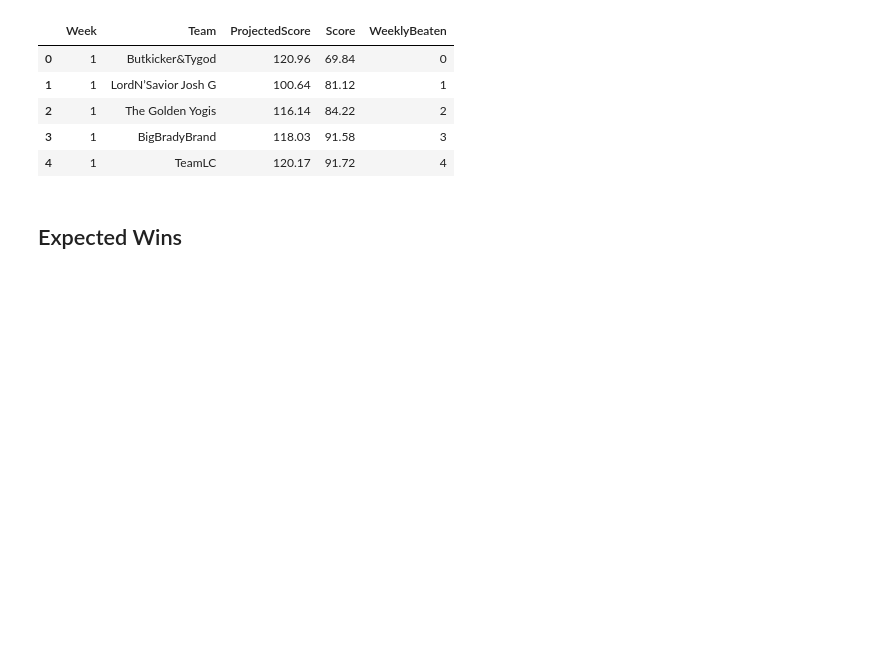
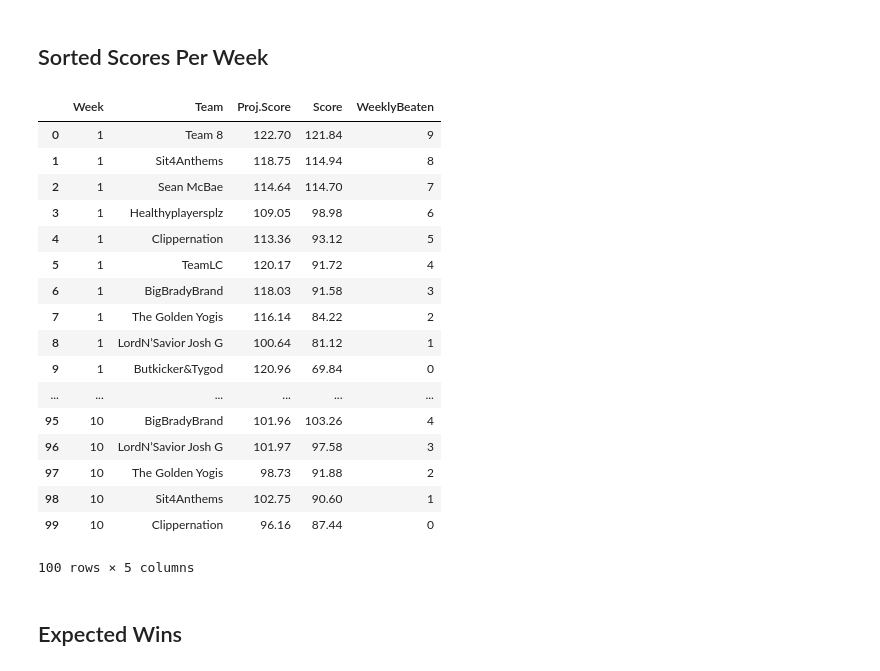
Before and after one commit to lchu122/Yahoo-Fantasy-Football-Project, a Jupyter notebook: Tracy_Bowl_2017.ipynb, the cells around one changed output. Drawn from its saved outputs; the diff is of its cells as text; code cells hidden in the pictures; blank space fills up the shorter version.

```diff
--- a/Tracy_Bowl_2017.ipynb
+++ b/Tracy_Bowl_2017.ipynb
@@ -33,30 +38,44 @@ matchups_stacked = pd.DataFrame()
 
 for i in range(1, weeks_elapsed+1):
     # alternatively matchups[["Week"], ...].filter_by(1, "Week")
-    matchup_week_score = matchups[matchups["Week"]==i][["Week", "TeamOne", "ProjectedScoreOne", "ScoreOne" ]]
-    matchup_week_score.rename(columns = {"TeamOne":"Team", "ProjectedScoreOne":"ProjectedScore", "ScoreOne":"Score"},
+    matchup_week_score = matchups[matchups["Week"]==i][["Week", "TeamOne", "Proj.ScoreOne", "ScoreOne" ]]
+    matchup_week_score.rename(columns = {"TeamOne":"Team", "Proj.ScoreOne":"Proj.Score", "ScoreOne":"Score"},
                               inplace = True)
 
-    matchup_week_score_two = matchups[matchups["Week"]==i][["Week", "TeamTwo", "ProjectedScoreTwo", "ScoreTwo" ]]
-    matchup_week_score_two.rename(columns = {"TeamTwo":"Team", "ProjectedScoreTwo":"ProjectedScore", "ScoreTwo":"Score"},
+    matchup_week_score_two = matchups[matchups["Week"]==i][["Week", "TeamTwo", "Proj.ScoreTwo", "ScoreTwo" ]]
+    matchup_week_score_two.rename(columns = {"TeamTwo":"Team", "Proj.ScoreTwo":"Proj.Score", "ScoreTwo":"Score"},
                                   inplace = True)
 
     matchup_week_score = matchup_week_score.append(matchup_week_score_two)
-    matchup_week_score = matchup_week_score.sort_values(["Score"]) \
-    .assign(WeeklyBeaten = range(matchup_week_score.shape[0]))
+    matchup_week_score = matchup_week_score.sort_values(["Score"], ascending = False) \
+    .assign(WeeklyBeaten = range(matchup_week_score.shape[0] - 1, -1, -1))
 
     matchups_stacked = matchups_stacked.append(matchup_week_score)
 
 matchups_stacked = matchups_stacked.reset_index(drop=True)
-
-matchups_stacked.head()
-# %% [output]
-|  | Week | Team | ProjectedScore | Score | WeeklyBeaten |
-| 0 | 1 | Butkicker&Tygod | 120.96 | 69.84 | 0 |
-| 1 | 1 | LordN’Savior Josh G | 100.64 | 81.12 | 1 |
-| 2 | 1 | The Golden Yogis | 116.14 | 84.22 | 2 |
-| 3 | 1 | BigBradyBrand | 118.03 | 91.58 | 3 |
-| 4 | 1 | TeamLC | 120.17 | 91.72 | 4 |
+# %% [markdown]
+## Sorted Scores Per Week
+# %%
+matchups_stacked
+# %% [output]
+|  | Week | Team | Proj.Score | Score | WeeklyBeaten |
+| 0 | 1 | Team 8 | 122.70 | 121.84 | 9 |
+| 1 | 1 | Sit4Anthems | 118.75 | 114.94 | 8 |
+| 2 | 1 | Sean McBae | 114.64 | 114.70 | 7 |
+| 3 | 1 | Healthyplayersplz | 109.05 | 98.98 | 6 |
+| 4 | 1 | Clippernation | 113.36 | 93.12 | 5 |
+| 5 | 1 | TeamLC | 120.17 | 91.72 | 4 |
+| 6 | 1 | BigBradyBrand | 118.03 | 91.58 | 3 |
+| 7 | 1 | The Golden Yogis | 116.14 | 84.22 | 2 |
+| 8 | 1 | LordN’Savior Josh G | 100.64 | 81.12 | 1 |
+| 9 | 1 | Butkicker&Tygod | 120.96 | 69.84 | 0 |
+| ... | ... | ... | ... | ... | ... |
+| 95 | 10 | BigBradyBrand | 101.96 | 103.26 | 4 |
+| 96 | 10 | LordN’Savior Josh G | 101.97 | 97.58 | 3 |
+| 97 | 10 | The Golden Yogis | 98.73 | 91.88 | 2 |
+| 98 | 10 | Sit4Anthems | 102.75 | 90.60 | 1 |
+| 99 | 10 | Clippernation | 96.16 | 87.44 | 0 |
+100 rows × 5 columns
 # %% [markdown]
 ## Expected Wins
 # %%
```
Also changed, not shown: parts of 6 cells of this notebook.
